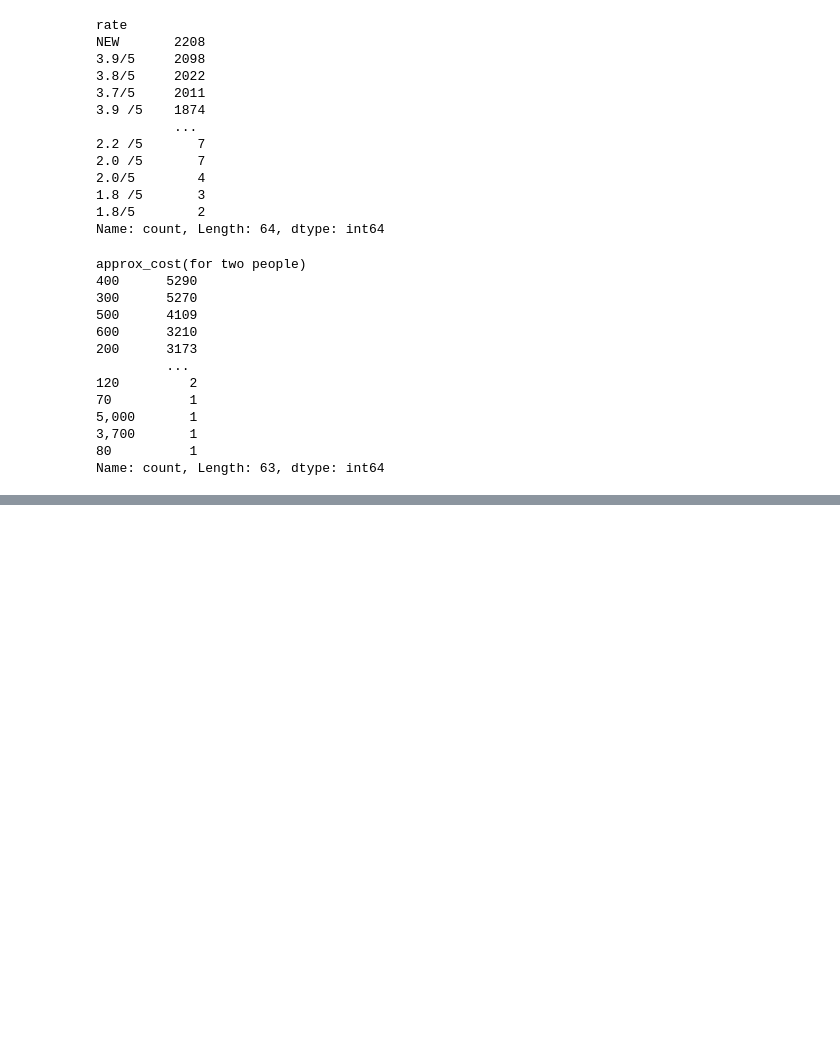
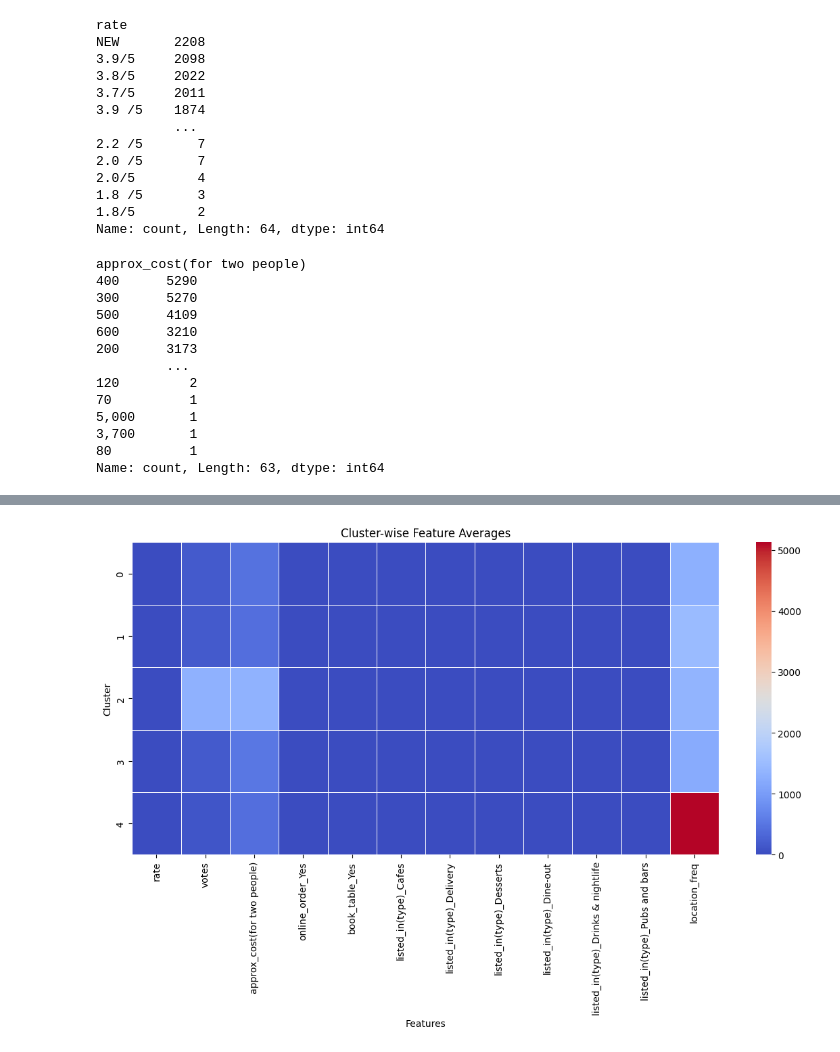
Before and after one commit to BEGINNERUSER-git/ML-Algorithms, a Jupyter notebook: kmean/k-means-from-scratch.ipynb, the cells around one changed output, grey strips where cells are left out. Saved outputs shown, nothing was run; the diff lists cells and outputs as text; code cells hidden in the pictures; blank space fills up the shorter version.

Commit message:
Implement kMean from Scratch to enhance user experience and optimize performance

```diff
--- a/kmean/k-means-from-scratch.ipynb
+++ b/kmean/k-means-from-scratch.ipynb
@@ -157,0 +210,10 @@ def
+# %%
+def kMeans_init_centroids(X,K):
+    randidx=np.random.permutation(X.shape[0])
+    centroids=X[randidx[:K]]
+    return centroids
+# %%
+k = 5
+centroid = kMeans_init_centroids(data.values, k)
+# %%
+idx,centroid=run_kmeans(data.values,centroid)
@@ -157,0 +231,3 @@ def
+# %%
+original_data['cluster'] = idx
+original_data.groupby('cluster').mean()
@@ -157,0 +242,19 @@ def
+# %%
+%pip install seaborn
+import seaborn as sns
+import matplotlib.pyplot as plt
+
+cluster_means = original_data.groupby('cluster').mean()
+
+plt.figure(figsize=(14, 6))
+sns.heatmap(
+    cluster_means,
+    annot=False,
+    cmap='coolwarm',
+    linewidths=0.5
+)
+plt.title("Cluster-wise Feature Averages")
+plt.ylabel("Cluster")
+plt.xlabel("Features")
+plt.show()
+# %% [output]
@@ -157,0 +277 @@ def
+[figure, added]
```
Also changed, not shown: parts of 10 cells of this notebook.
